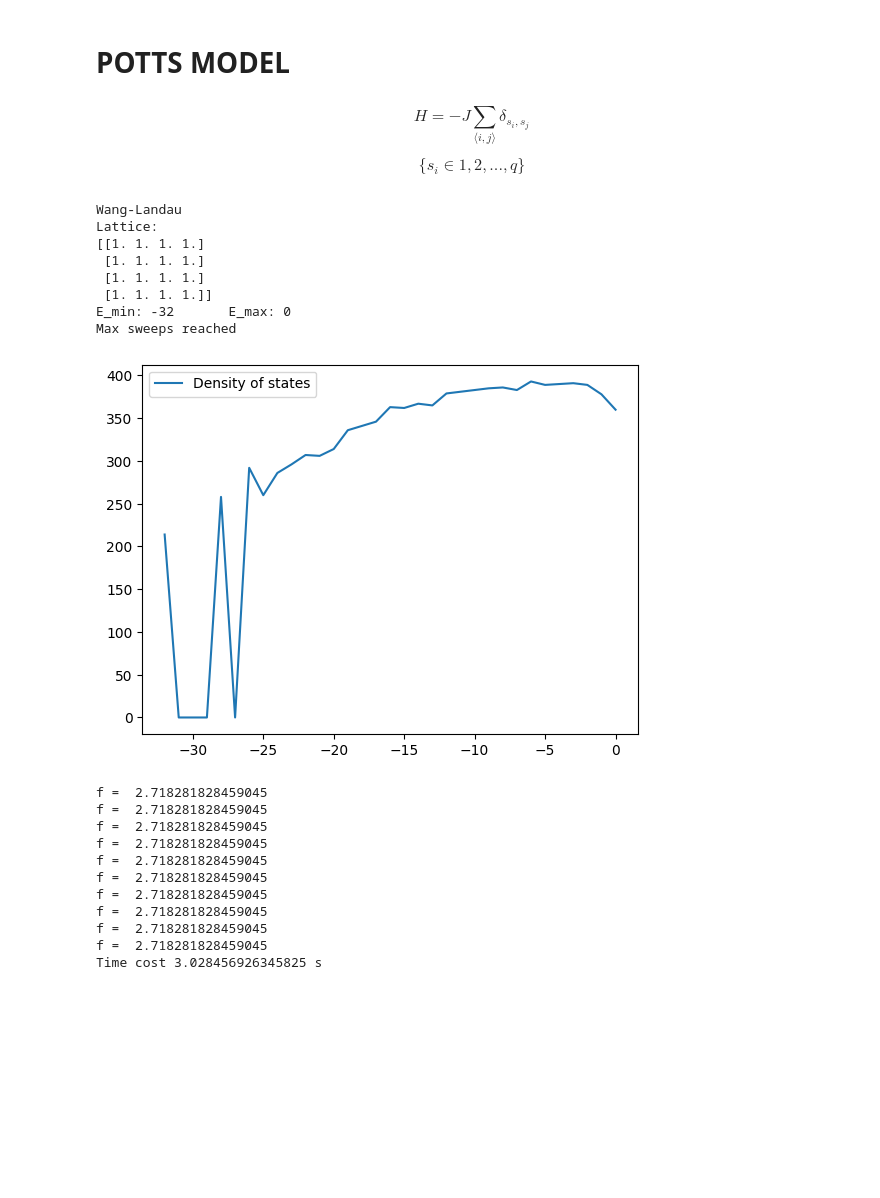
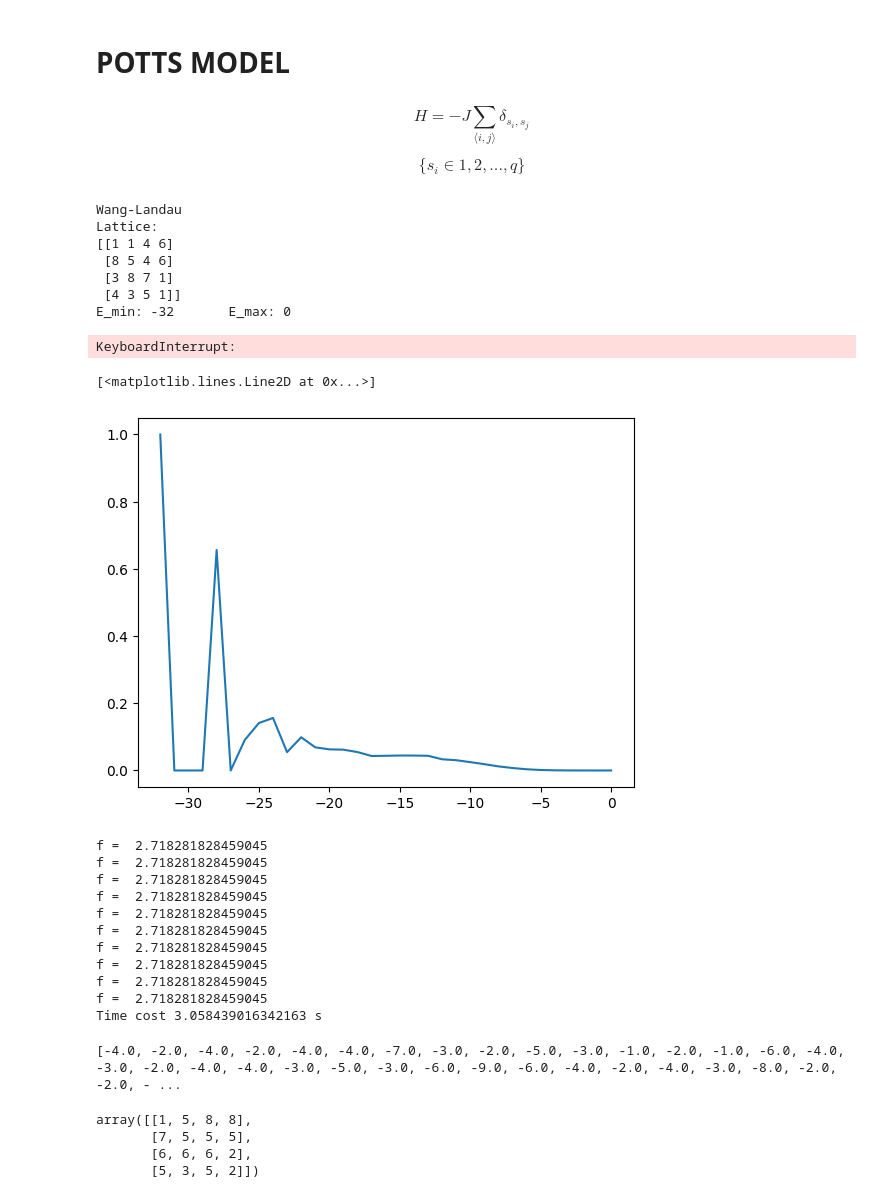
Before and after one commit to joaopedrobiu6/WangLandau_LeeKosterlitz, a Jupyter notebook: potts.ipynb, the cells around one changed output. Cells and saved outputs as stored; diff of their text form; code cells hidden in the pictures; blank space fills up the shorter version.

```diff
--- a/potts.ipynb
+++ b/potts.ipynb
@@ -119,28 +122,30 @@ class Potts:
         plt.show()
 # %%
 P = Potts(T=1, L=4, q=8)
-lattice, g, hist = P.WangLandau(10000)
+g_x, g_y = P.WangLandau(1000)
 
-g_x = list(g.keys())
-g_y = list(g.values())
-
-hist_x = list(hist.keys())
-hist_y = list(hist.values())
-
-plt.plot(g_x, np.log(g_y), label="Density of states")
-# plt.plot(hist_x, hist_y, label="Histogram")
+plt.plot(g_x, g_y/np.max(g_y), label="Density of states")
 plt.legend()
 plt.show()
 # %% [output]
 Wang-Landau
 Lattice:
-[[1. 1. 1. 1.]
- [1. 1. 1. 1.]
- [1. 1. 1. 1.]
- [1. 1. 1. 1.]]
+[[1 1 4 6]
+ [8 5 4 6]
+ [3 8 7 1]
+ [4 3 5 1]]
 E_min: -32       E_max: 0
-Max sweeps reached
-[figure, removed]
+KeyboardInterrupt:
+# %%
+# P(E) = g(E) * exp(-E/T)/Z
+# Z = sum(g(E) * exp(-E/T))
+
+P = g_y * np.exp(-g_x*np.log(1 + np.sqrt(8)))
+
+plt.plot(g_x, P/np.max(P), label="Probability")
+# %% [output]
+[<matplotlib.lines.Line2D at 0x...>]
+[figure, added]
 # %%
 #!/usr/bin/env python
 """
@@ -298,4 +303,43 @@ f =  2.718281828459045
 f =  2.718281828459045
 f =  2.718281828459045
 f =  2.718281828459045
-Time cost 3.028456926345825 s
+Time cost 3.058439016342163 s
+# %%
+def generate_lattice(L, q):
+    lattices = []
+    for _ in range(100):
+        lattice = np.random.randint(1, q+1, (L, L))
+        lattices.append(lattice)
+    return lattices
+
+# Example usage for L=3 and q=4
+L = 4
+q = 8
+lattices = generate_lattice(L, q)
+
+def energy(lattice):
+    """Compute the energy of the lattice."""
+    E = 0
+    for i in range(L):
+        for j in range(L):
+            s0 = lattice[i, j]
+            for dx, dy in [(-1, 0), (1, 0), (0, -1), (0, 1)]:
+                x = (i + dx) % L
+                y = (j + dy) % L
+                s1 = lattice[x, y]
+                E -= 1 if s1 == s0 else 0
+    return (E/2.)
+
+ener = [energy(lattice) for lattice in lattices]  # compute the energies
+# sort the energies and remove duplicates
+
+print(ener)
+# %% [output]
+[-4.0, -2.0, -4.0, -2.0, -4.0, -4.0, -7.0, -3.0, -2.0, -5.0, -3.0, -1.0, -2.0, -1.0, -6.0, -4.0, -3.0, -2.0, -4.0, -4.0, -3.0, -5.0, -3.0, -6.0, -9.0, -6.0, -4.0, -2.0, -4.0, -3.0, -8.0, -2.0, -2.0, - ...
+# %%
+lattices[6]
+# %% [output]
+array([[1, 5, 8, 8],
+       [7, 5, 5, 5],
+       [6, 6, 6, 2],
+       [5, 3, 5, 2]])
```
Also changed, not shown: parts of 1 cell of this notebook, 1 other file.
